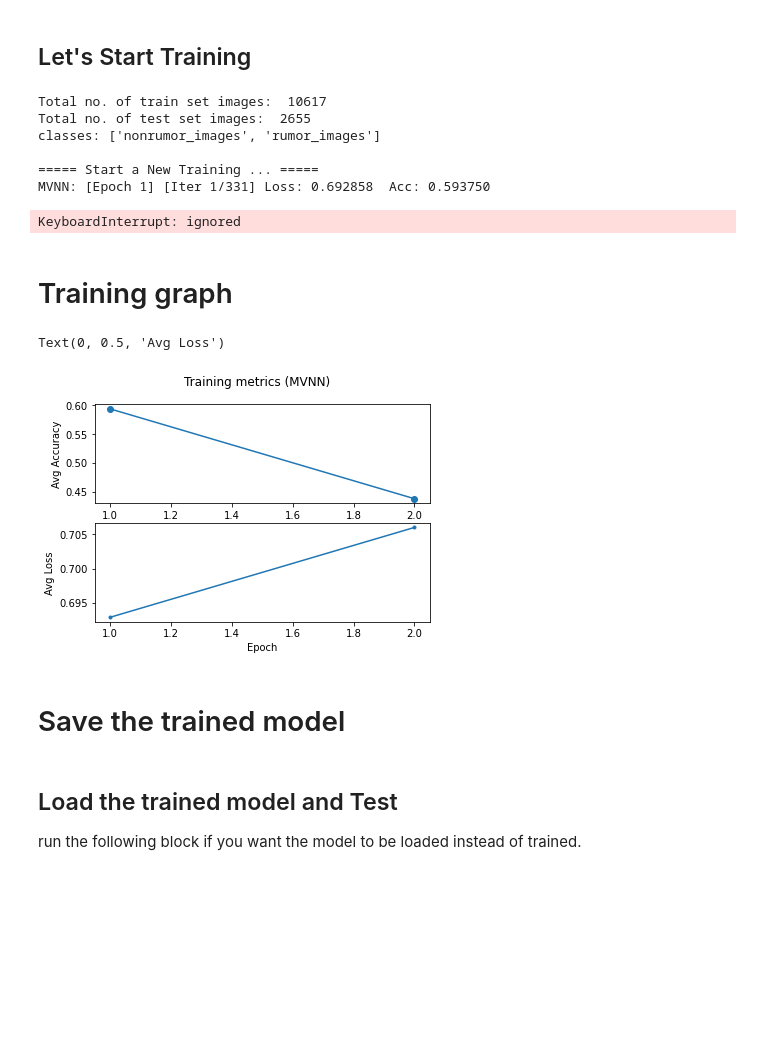
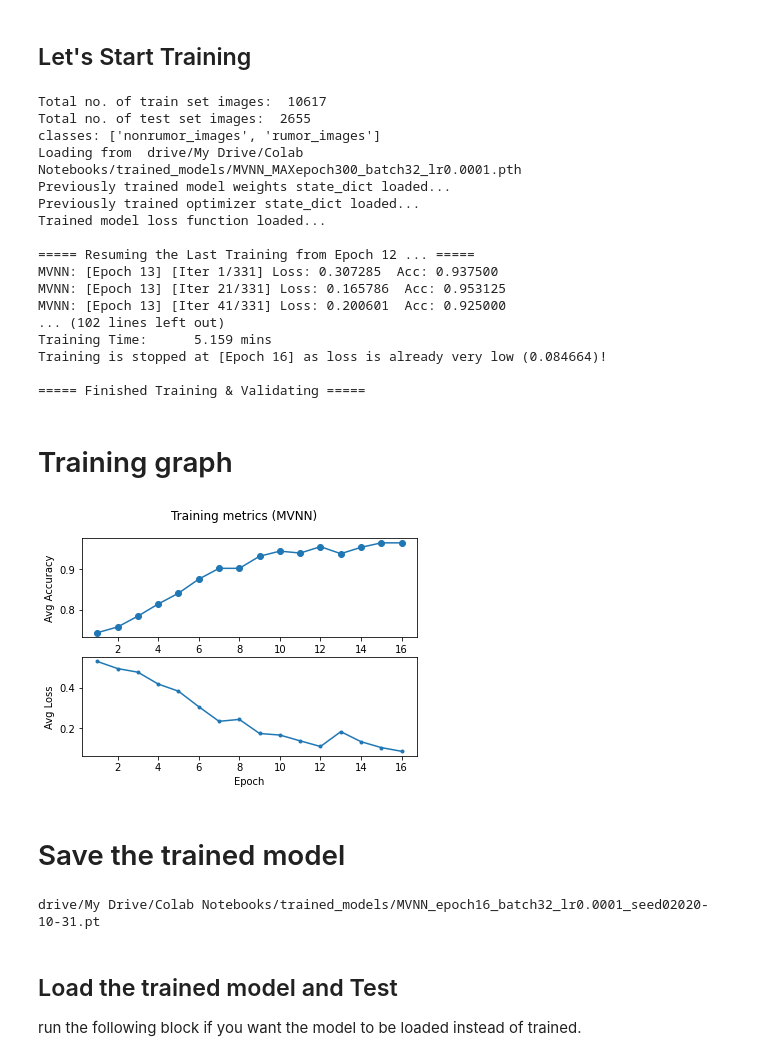
Before and after one commit to AyushGupta51379/COMP_5331_Project_Fake_News_Detection, a Jupyter notebook: MVNN_Prototype.ipynb, the cells around one changed output. Drawn from its saved outputs; the diff is of its cells as text; code cells hidden in the pictures; blank space fills up the shorter version.

```diff
--- a/MVNN_Prototype.ipynb
+++ b/MVNN_Prototype.ipynb
@@ -461,14 +457,14 @@ def image_show(np_image):
 MAX_EPOCH = 300
 learning_rate = 0.0001 # adopt a small lr to ensure convergence
 batch_size = 32
-resumetraining = False
+resumetraining = True
 
 print_every = 20
 test_n_savemodel_every_epoch = 3
 device = 'cuda'
-seed_number = 0
+seed_no = 0
 
-torch.manual_seed(seed_number) # set seed for reproducibility
+torch.manual_seed(seed_no) # set seed for reproducibility
 
 # 80% train, 20% test
 trainset, testset = torch.utils.data.random_split(dataset, [int(count*0.8), count-int(count*0.8)])
@@ -487,9 +483,11 @@ testloader = torch.utils.data.DataLoader(testset, batch_size=batch_size, shuffle
 #================================
 modelname = 'MVNN'
 
-if modelname == 'MVNN':
+if modelname == 'MVNN': # hard-coded
   model = MVNN(image_height_pixel, image_width_pixel).to(device)
-
+else:
+  model = []
+  print("Error: the selected model is not available!")
 
 criterion = nn.CrossEntropyLoss()
 optimizer = torch.optim.Adam(model.parameters(), lr=learning_rate)
@@ -499,7 +497,7 @@ optimizer = torch.optim.Adam(model.parameters(), lr=learning_rate)
 resume_epoch = 0
 if resumetraining == True:
   # load the model checkpoint
-  PATH = ('drive/My Drive/Colab Notebooks/trained_models/' + modelname + "_MAXepoch" + str(MAXepoch)
+  PATH = ('drive/My Drive/Colab Notebooks/trained_models/' + modelname + "_MAXepoch" + str(MAX_EPOCH)
           + "_batch" + str(batch_size) + "_lr" + str(learning_rate) + ".pth")
   print('Loading from ', PATH)
 
@@ -636,38 +634,56 @@ print('\n===== Finished Training & Validating =====')
 Total no. of train set images:  10617
 Total no. of test set images:  2655
 classes: ['nonrumor_images', 'rumor_images']
+Loading from  drive/My Drive/Colab Notebooks/trained_models/MVNN_MAXepoch300_batch32_lr0.0001.pth
+Previously trained model weights state_dict loaded...
+Previously trained optimizer state_dict loaded...
+Trained model loss function loaded...
 
-===== Start a New Training ... =====
-MVNN: [Epoch 1] [Iter 1/331] Loss: 0.692858  Acc: 0.593750
+===== Resuming the Last Training from Epoch 12 ... =====
+MVNN: [Epoch 13] [Iter 1/331] Loss: 0.307285  Acc: 0.937500
+MVNN: [Epoch 13] [Iter 21/331] Loss: 0.165786  Acc: 0.953125
+MVNN: [Epoch 13] [Iter 41/331] Loss: 0.200601  Acc: 0.925000
+... (102 lines left out)
+Training Time:      5.159 mins
+Training is stopped at [Epoch 16] as loss is already very low (0.084664)!
+
+===== Finished Training & Validating =====
-KeyboardInterrupt: ignored
 # %% [markdown]
 # Training graph
 # %%
-x = list(range(1, MAX_EPOCH+1))
+x = list(range(1, epoch+2))
 # print(x)
 # print(epoch_avg_acc)
 
 fig, (ax1, ax2) = plt.subplots(2, 1)
 fig.suptitle('Training metrics (%s)' %(modelname))
 ax1.plot(x, epoch_avg_acc, 'o-')
 ax1.set_ylabel('Avg Accuracy')
 
 ax2.plot(x, epoch_avg_loss, '.-')
 ax2.set_xlabel('Epoch')
 ax2.set_ylabel('Avg Loss')
+
+figname = ("drive/My Drive/Colab Notebooks/trained_models/"+ modelname + "_epoch" + str(epoch+1)
+         + "_batch" + str(batch_size) + "_lr" + str(learning_rate) + '_' + 'seed' + str(seed_no)
+         + datetime.today().strftime('%Y-%m-%d') + ".pdf")
+
+plt.savefig(figname, bbox_inches='tight')
 # %% [output]
-Text(0, 0.5, 'Avg Loss')
-[figure, old version]
+[figure, new version]
 # %% [markdown]
 # Save the trained model
 # %%
 # Specify a path to your local drive
 PATH = ('drive/My Drive/Colab Notebooks/trained_models/' + modelname + "_epoch" + str(epoch+1)
-         + "_batch" + str(batch_size) + "_lr" + str(learning_rate) + '_' + datetime.today().strftime('%Y-%m-%d') + ".pt")
+         + "_batch" + str(batch_size) + "_lr" + str(learning_rate) + '_' + 'seed' + str(seed_no)
+         + datetime.today().strftime('%Y-%m-%d') + ".pt")
 print(PATH)
 
 # Save the trained model
 torch.save(model, PATH)
+# %% [output]
+drive/My Drive/Colab Notebooks/trained_models/MVNN_epoch16_batch32_lr0.0001_seed02020-10-31.pt
 # %% [markdown]
 ## Load the trained model and Test
 
```
Also changed, not shown: parts of 3 cells of this notebook.
